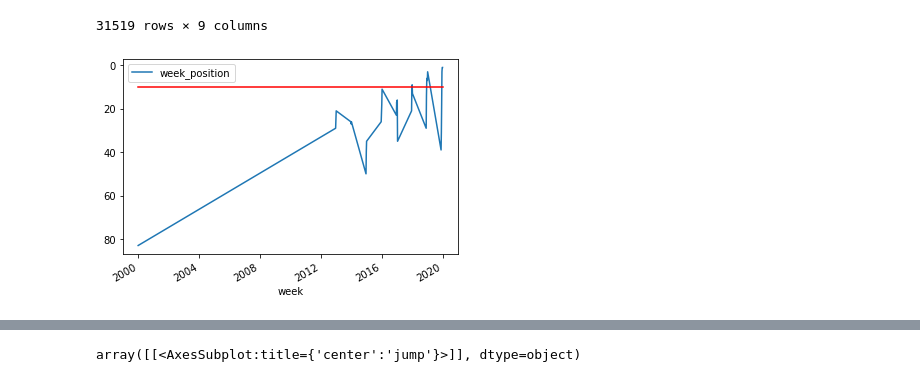
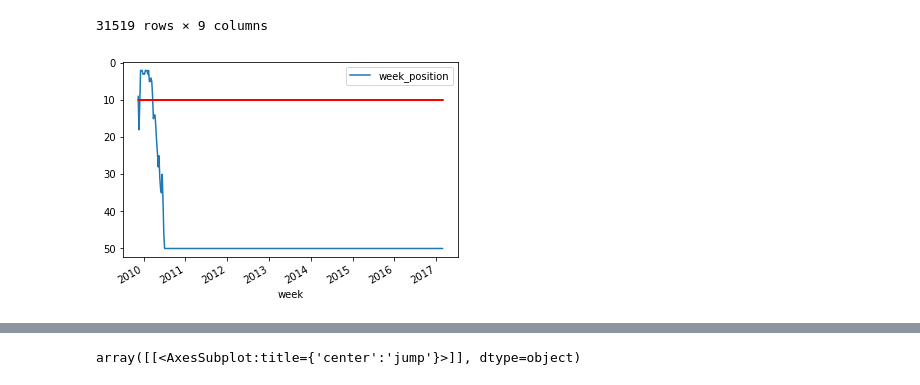
Before and after one commit to tvarano/hit-analyzer, a Jupyter notebook: main.ipynb, the cells around one changed output, grey strips where cells are left out. Drawn from its saved outputs; the diff is of its cells as text; code cells hidden in the pictures.

```diff
--- a/main.ipynb
+++ b/main.ipynb
@@ -96,11 +96,11 @@ df = df.drop(columns=['peak_position'])
 # %%
 ax = plt.gca()
 # for s in df.song.unique():
-s = "All I Want For Christmas Is YouMariah Carey"
+s = "Bad RomanceLady Gaga"
 df[df.songid == s].plot(x='week', y='week_position', ax = ax)
 horiz_line_data = np.array([10 for i in range(len(df[df.songid == s]))])
 plt.plot(df[df.songid == s].week, horiz_line_data, 'r')
 plt.gca().invert_yaxis()
 # print(min(pk))
 # %% [output]
-[figure, old version]
+[figure, new version]
```
Also changed, not shown: parts of 12 cells of this notebook.
